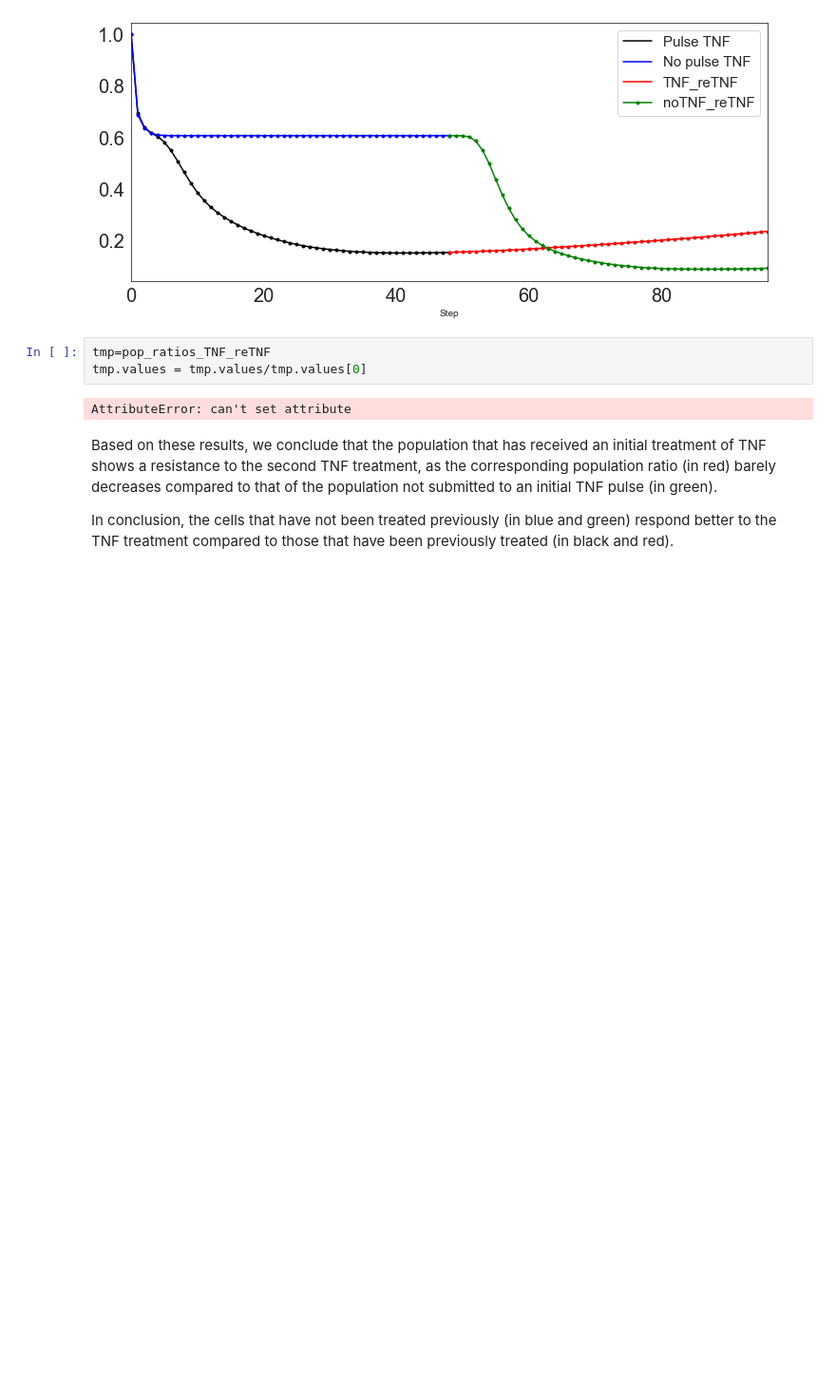
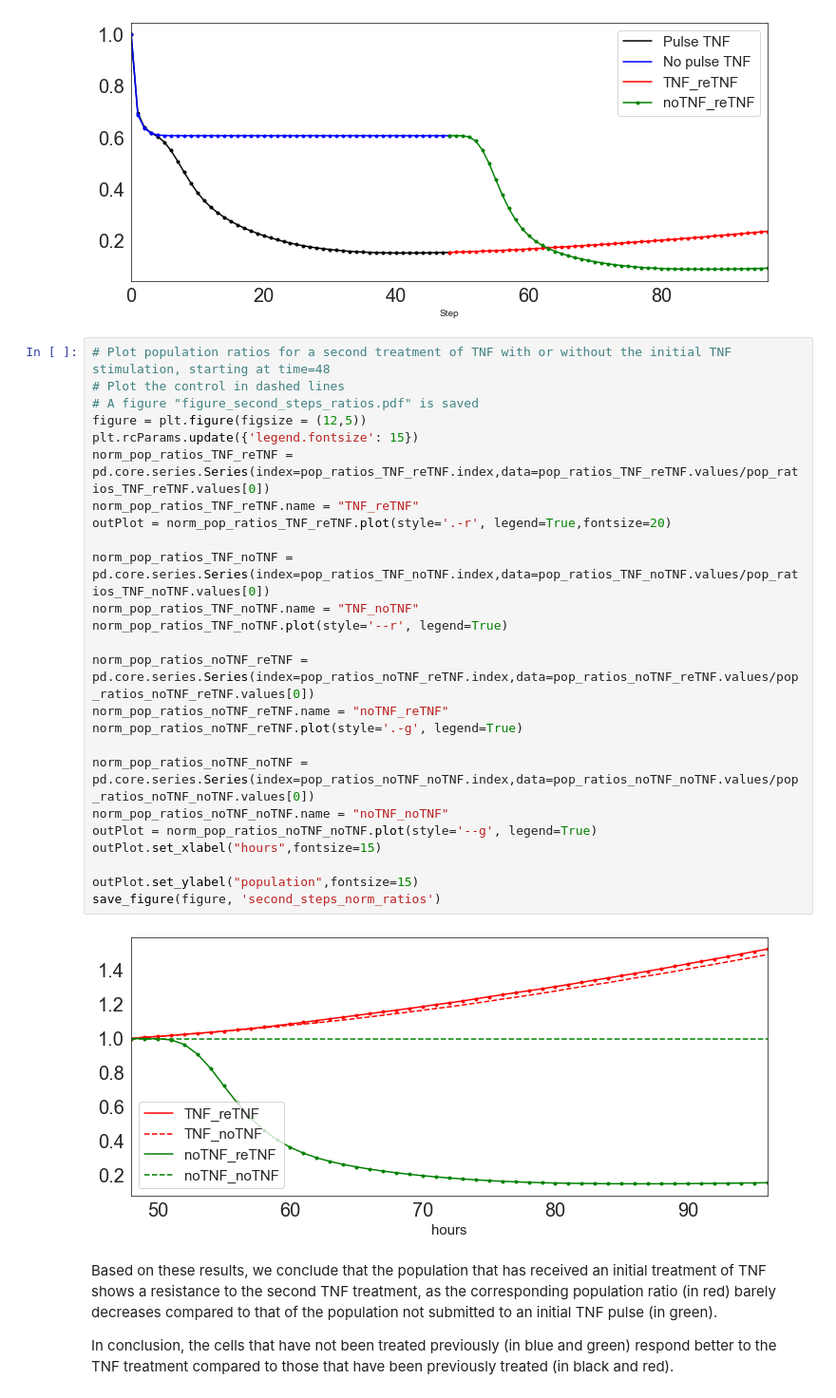
Before and after one commit to sysbio-curie/UPMaBoSS-docker, a Jupyter notebook: CellFateModel_uppmaboss.ipynb, the cells around one changed output. Shown at 95% size. Cells and saved outputs as stored; diff of their text form; blank space fills up the shorter version.

Commit message:
Change pop ratio curves

```diff
--- a/CellFateModel_uppmaboss.ipynb
+++ b/CellFateModel_uppmaboss.ipynb
@@ -234,11 +234,33 @@ pop_ratios_noTNF_reTNF.plot(style='.-g', legend=True)
 save_figure(figure, 'two_steps_ratios')
 # %% [output]
 [figure]
-# %%
-tmp=pop_ratios_TNF_reTNF
-tmp.values = tmp.values/tmp.values[0]
-# %% [output]
-AttributeError: can't set attribute
+# %%
+# Plot population ratios for a second treatment of TNF with or without the initial TNF stimulation, starting at time=48
+# Plot the control in dashed lines
+# A figure "figure_second_steps_ratios.pdf" is saved
+figure = plt.figure(figsize = (12,5))
+plt.rcParams.update({'legend.fontsize': 15})
+norm_pop_ratios_TNF_reTNF = pd.core.series.Series(index=pop_ratios_TNF_reTNF.index,data=pop_ratios_TNF_reTNF.values/pop_ratios_TNF_reTNF.values[0])
+norm_pop_ratios_TNF_reTNF.name = "TNF_reTNF"
+outPlot = norm_pop_ratios_TNF_reTNF.plot(style='.-r', legend=True,fontsize=20)
+
+norm_pop_ratios_TNF_noTNF = pd.core.series.Series(index=pop_ratios_TNF_noTNF.index,data=pop_ratios_TNF_noTNF.values/pop_ratios_TNF_noTNF.values[0])
+norm_pop_ratios_TNF_noTNF.name = "TNF_noTNF"
+norm_pop_ratios_TNF_noTNF.plot(style='--r', legend=True)
+
+norm_pop_ratios_noTNF_reTNF = pd.core.series.Series(index=pop_ratios_noTNF_reTNF.index,data=pop_ratios_noTNF_reTNF.values/pop_ratios_noTNF_reTNF.values[0])
+norm_pop_ratios_noTNF_reTNF.name = "noTNF_reTNF"
+norm_pop_ratios_noTNF_reTNF.plot(style='.-g', legend=True)
+
+norm_pop_ratios_noTNF_noTNF = pd.core.series.Series(index=pop_ratios_noTNF_noTNF.index,data=pop_ratios_noTNF_noTNF.values/pop_ratios_noTNF_noTNF.values[0])
+norm_pop_ratios_noTNF_noTNF.name = "noTNF_noTNF"
+outPlot = norm_pop_ratios_noTNF_noTNF.plot(style='--g', legend=True)
+outPlot.set_xlabel("hours",fontsize=15)
+
+outPlot.set_ylabel("population",fontsize=15)
+save_figure(figure, 'second_steps_norm_ratios')
+# %% [output]
+[figure, added]
 # %% [markdown]
 Based on these results, we conclude that the population that has received an initial treatment of TNF shows a resistance to the second TNF treatment, as the corresponding population ratio (in red) barely decreases compared to that of the population not submitted to an initial TNF pulse (in green).
 
```
